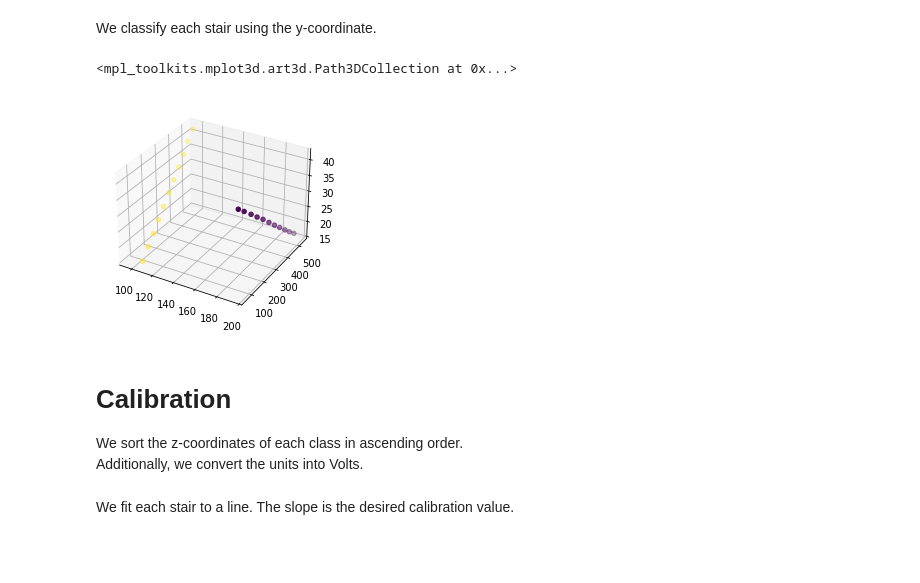
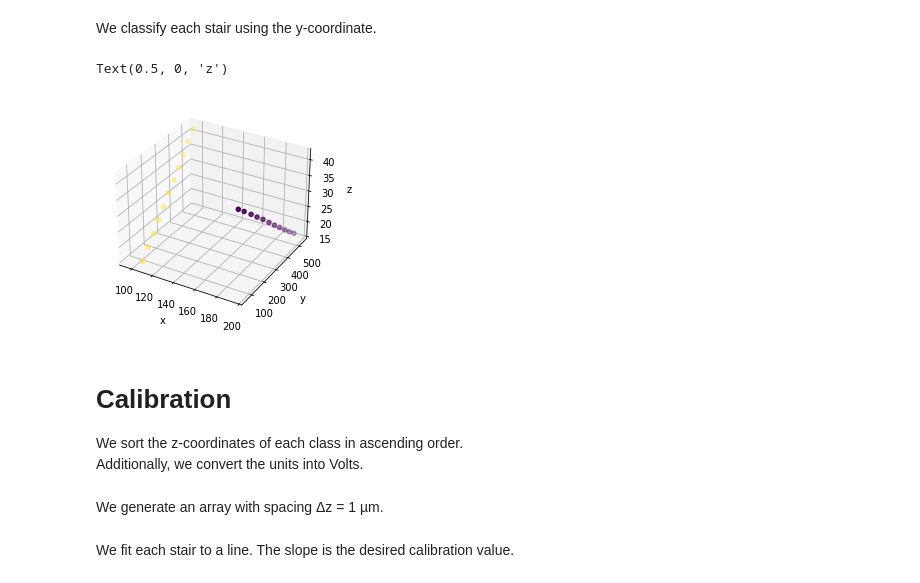
Before and after one commit to Alessandro-Zunino/Calibration_for_microscopy, a Jupyter notebook: zeta_calibration.ipynb, the cells around one changed output. Saved outputs shown, nothing was run; the diff lists cells and outputs as text; code cells hidden in the pictures; blank space fills up the shorter version.

```diff
--- a/zeta_calibration.ipynb
+++ b/zeta_calibration.ipynb
@@ -109,13 +112,16 @@ We classify each stair using the y-coordinate.
 # %%
 ym = cm[:, 1].mean()
 cm_classes = cm[:, 1] < ym
 
 fig = plt.figure()
 ax = fig.add_subplot(projection='3d')
 ax.scatter(cm[:, 1], cm[:, 2], cm[:, 0], c=cm_classes)
+ax.set_xlabel(r'x')
+ax.set_ylabel(r'y')
+ax.set_zlabel(r'z')
 # %% [output]
-<mpl_toolkits.mplot3d.art3d.Path3DCollection at 0x...>
+Text(0.5, 0, 'z')
-[figure, old version]
+[figure, new version]
 # %% [markdown]
 # Calibration
 
@@ -129,0 +134,2 @@ x = np.arange(len(z_a)) # micrometers
+# %% [markdown]
+We generate an array with spacing Δz = 1 µm.
```
Also changed, not shown: parts of 4 cells of this notebook.
